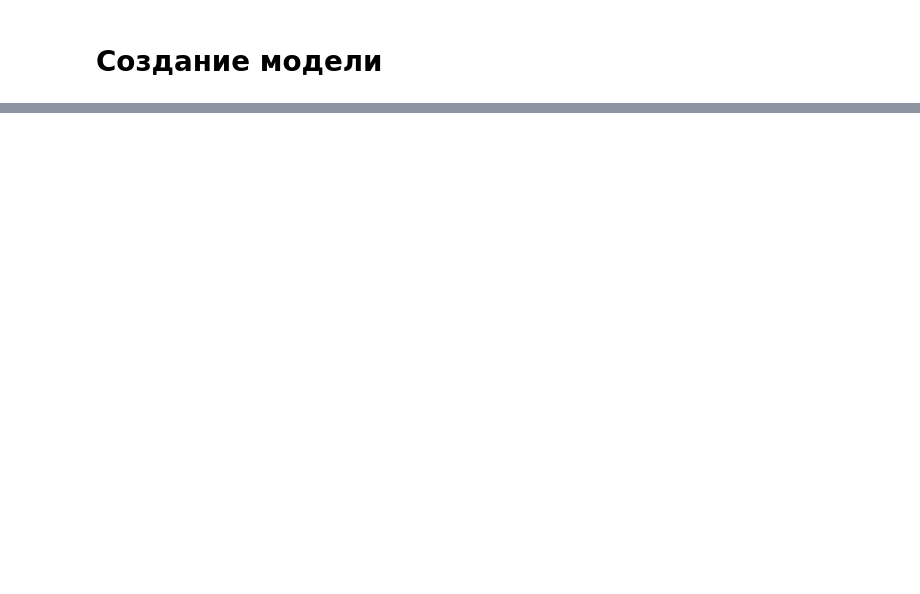
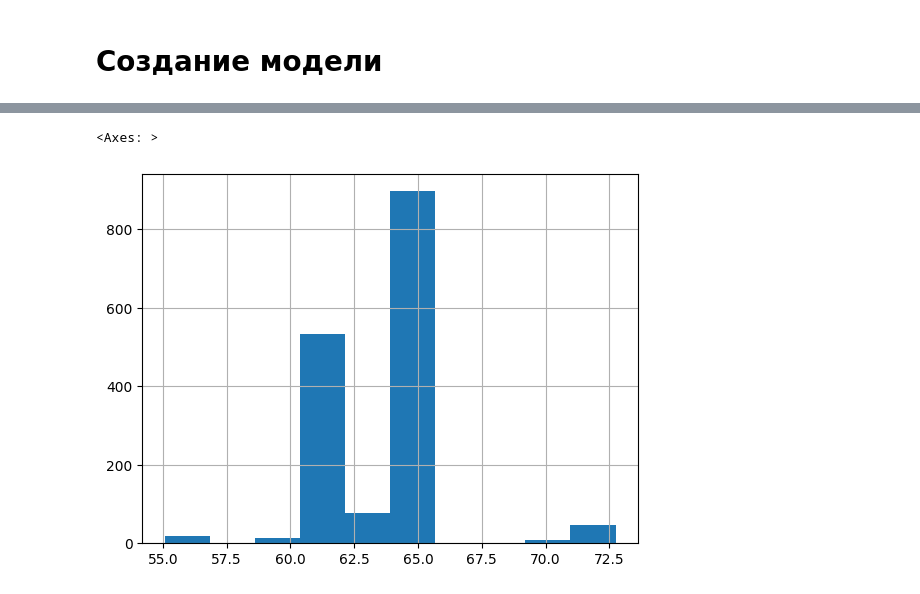
Before and after one commit to rzrka/vineyard, a Jupyter notebook: ml/ml.ipynb, the cells around one changed output, grey strips where cells are left out. Cells and saved outputs as stored; diff of their text form; code cells hidden in the pictures; blank space fills up the shorter version.

```diff
--- a/ml/ml.ipynb
+++ b/ml/ml.ipynb
@@ -71,0 +342,5 @@ print(train_df1)
+# %%
+PATH = "./datasets/dataset.pickle"
+df = pd.DataFrame.from_dict(pd.read_pickle(PATH).values())
+lat_lng = pd.DataFrame.from_dict(pd.read_pickle(PATH).keys()).rename(columns={0: "lat", 1: "lng"})
+lat_lng
@@ -71,0 +363,5 @@ print(train_df1)
+# %%
+df = pd.concat([df, custom_dummies_weather(df)], axis=1)
+df = df.drop(PARAMS_FOR_MODEL, axis=1)
+df = df.dropna().reset_index(drop=True)
+df
@@ -71,0 +382,3 @@ print(train_df1)
+# %%
+predicted = best_clf.predict_proba(df)
+predicted
@@ -71,0 +393,3 @@ print(train_df1)
+# %%
+series_score = pd.Series(predicted[:, 1], name='score').apply(lambda x: x*100)
+series_score
@@ -71,0 +409,5 @@ print(train_df1)
+# %%
+series_score.hist()
+# %% [output]
+<Axes: >
+[figure, added]
```
Also changed, not shown: parts of 46 cells of this notebook, 49 other files.
